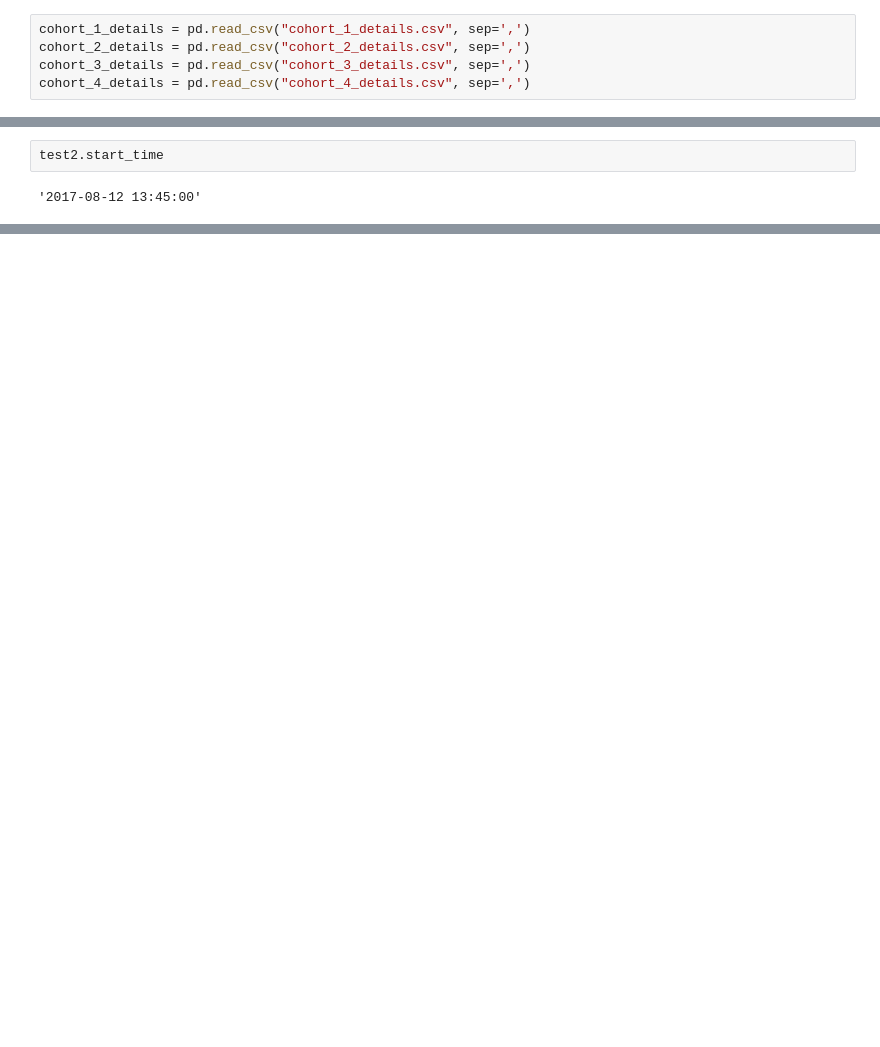
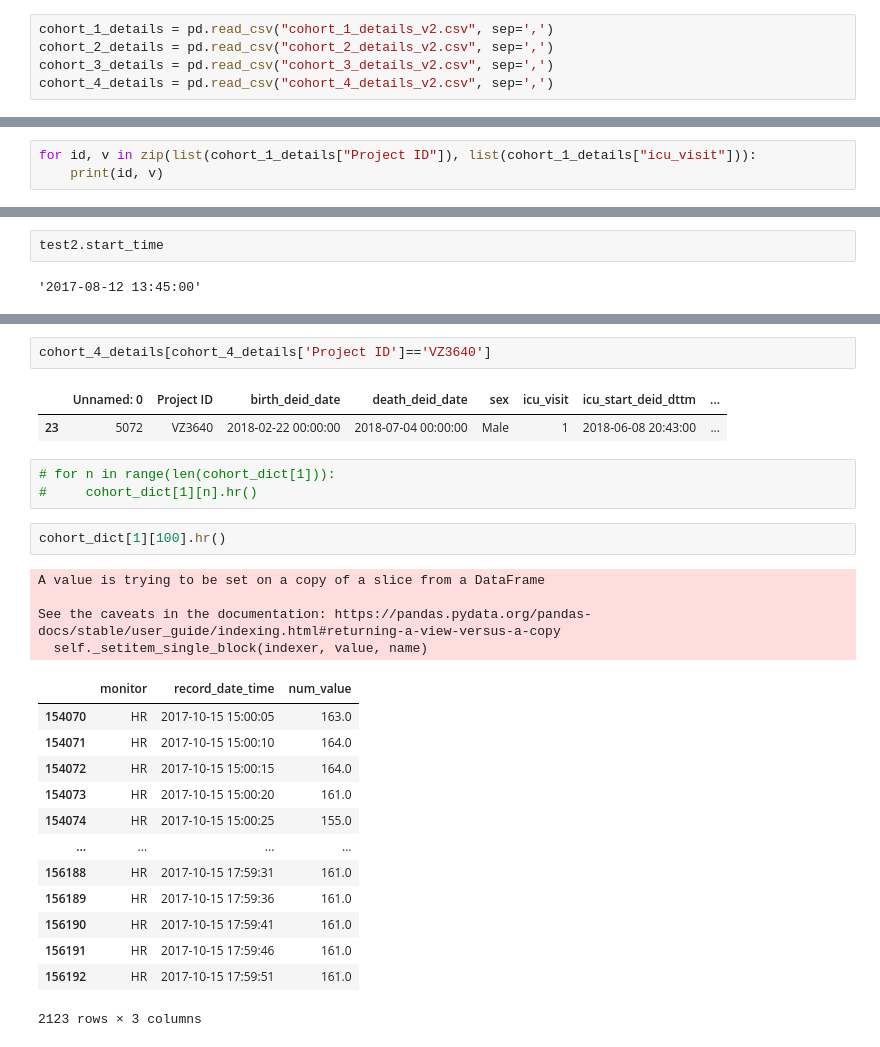
Before and after one commit to l-khali/In2Research, a Jupyter notebook: testing_visits.ipynb, the cells around one changed output, grey strips where cells are left out. Drawn from its saved outputs; the diff is of its cells as text; blank space fills up the shorter version.

Commit message:
values missing from data

```diff
--- a/testing_visits.ipynb
+++ b/testing_visits.ipynb
@@ -4,8 +4,8 @@ import pandas as pd
 from visits import Visit
 import glob
 # %%
-cohort_1_details = pd.read_csv("cohort_1_details.csv", sep=',')
-cohort_2_details = pd.read_csv("cohort_2_details.csv", sep=',')
-cohort_3_details = pd.read_csv("cohort_3_details.csv", sep=',')
-cohort_4_details = pd.read_csv("cohort_4_details.csv", sep=',')
+cohort_1_details = pd.read_csv("cohort_1_details_v2.csv", sep=',')
+cohort_2_details = pd.read_csv("cohort_2_details_v2.csv", sep=',')
+cohort_3_details = pd.read_csv("cohort_3_details_v2.csv", sep=',')
+cohort_4_details = pd.read_csv("cohort_4_details_v2.csv", sep=',')
 # %%
@@ -16,0 +18,3 @@ test1.cohort
+# %%
+for id, v in zip(list(cohort_1_details["Project ID"]), list(cohort_1_details["icu_visit"])):
+    print(id, v)
@@ -71,0 +195,28 @@ test2.start_time
+# %%
+cohort_4_details[cohort_4_details['Project ID']=='VZ3640']
+# %% [output]
+|  | Unnamed: 0 | Project ID | birth_deid_date | death_deid_date | sex | icu_visit | icu_start_deid_dttm | ... |
+| 23 | 5072 | VZ3640 | 2018-02-22 00:00:00 | 2018-07-04 00:00:00 | Male | 1 | 2018-06-08 20:43:00 | ... |
+# %%
+# for n in range(len(cohort_dict[1])):
+#     cohort_dict[1][n].hr()
+# %%
+cohort_dict[1][100].hr()
+# %% [output]
+A value is trying to be set on a copy of a slice from a DataFrame
+
+See the caveats in the documentation: https://pandas.pydata.org/pandas-docs/stable/user_guide/indexing.html#returning-a-view-versus-a-copy
+  self._setitem_single_block(indexer, value, name)
+|  | monitor | record_date_time | num_value |
+| 154070 | HR | 2017-10-15 15:00:05 | 163.0 |
+| 154071 | HR | 2017-10-15 15:00:10 | 164.0 |
+| 154072 | HR | 2017-10-15 15:00:15 | 164.0 |
+| 154073 | HR | 2017-10-15 15:00:20 | 161.0 |
+| 154074 | HR | 2017-10-15 15:00:25 | 155.0 |
+| ... | ... | ... | ... |
+| 156188 | HR | 2017-10-15 17:59:31 | 161.0 |
+| 156189 | HR | 2017-10-15 17:59:36 | 161.0 |
+| 156190 | HR | 2017-10-15 17:59:41 | 161.0 |
+| 156191 | HR | 2017-10-15 17:59:46 | 161.0 |
+| 156192 | HR | 2017-10-15 17:59:51 | 161.0 |
+2123 rows × 3 columns
```
Also changed, not shown: parts of 22 cells of this notebook, 6 other files.
